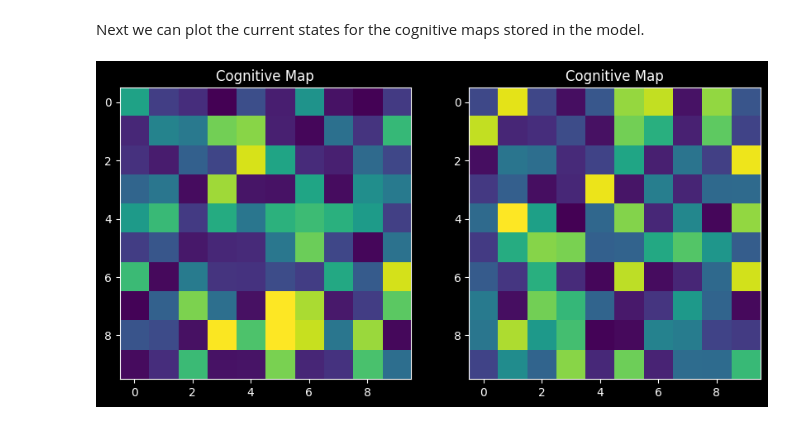
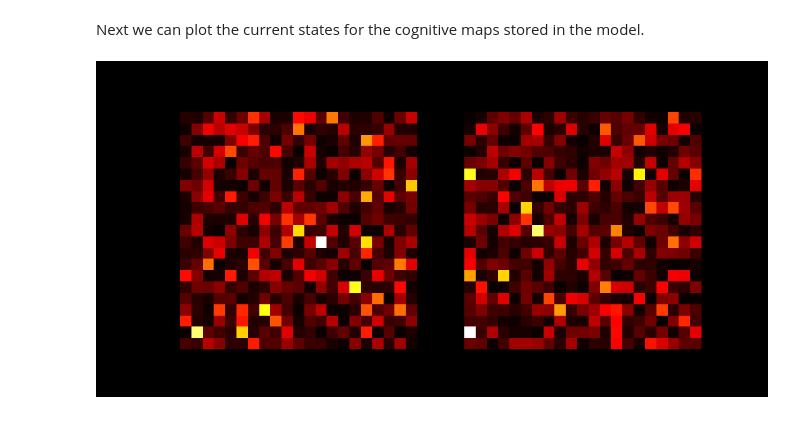
Before and after one commit to BorjaEst/ehc-sn, a Jupyter notebook: examples/first-example.ipynb, the cells around one changed output. Drawn from its saved outputs; the diff is of its cells as text; code cells hidden in the pictures.

```diff
--- a/examples/first-example.ipynb
+++ b/examples/first-example.ipynb
@@ -14,16 +18,18 @@ First step is to instantiate a Hierarchical Generative Model using:
 Note the length of the Dirichlet hyperparameters is used to determine the number of clusters in the model.
 # %%
 model = HierarchicalGenerativeModel(
-    [0.1] * 2,  # Initial mixing hyperparameters
-    shape=(10, 10),
+    α=[0.1] * 2,  # Initial mixing hyperparameters
+    N=21**2,  # Number of data points (6,6)
     parameters=HGModelParams(δ=0.5, τ=0.5, c=0.5),
 )
 # %% [markdown]
 Next we can plot the current states for the cognitive maps stored in the model.
 # %%
 # Plot a cluster from the model
-fig, axs = plt.subplots(1, len(model.Θ), figsize=(10, 5))
-for map, ax in zip(model.Θ, axs):
-    map.plot(ax)
+maps = model.get_maps()
+fig, axs = plt.subplots(1, len(maps), figsize=(10, 5))
+for map, ax in zip(maps, axs):
+    ax.imshow(map.params.reshape(*[21] * 2), cmap="hot")
+    ax.axis("off")
 # %% [output]
-[figure, old version]
+[figure, new version]
```
Also changed, not shown: parts of 8 cells of this notebook.
